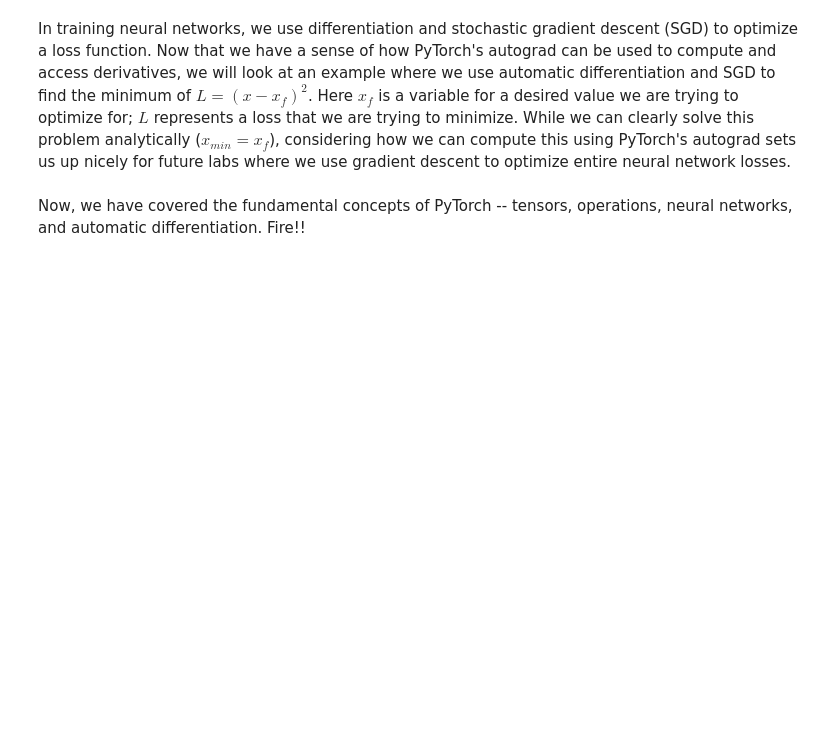
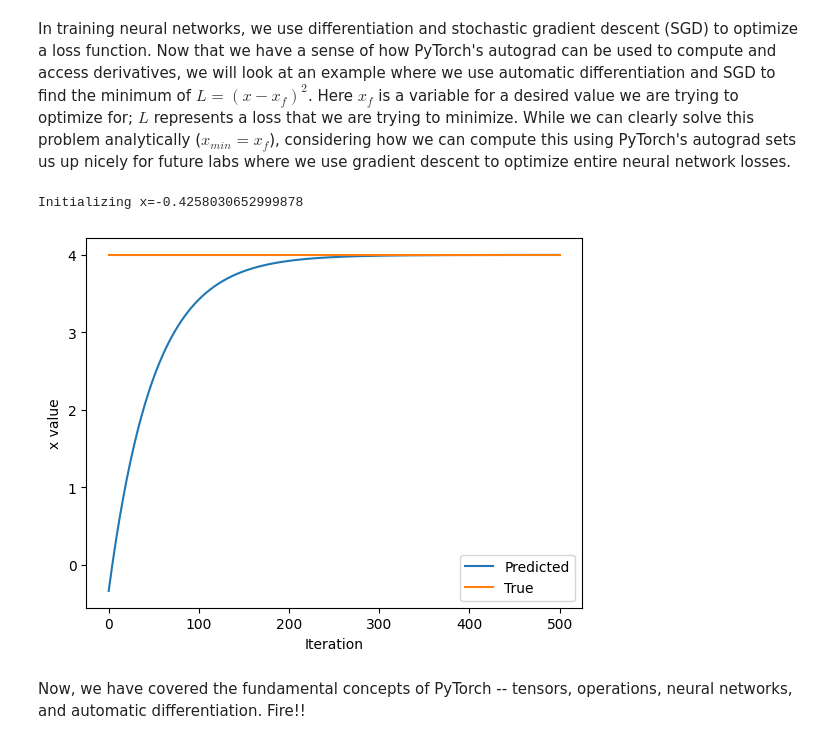
Before and after one commit to fishyEve/MIT-RNNMusicGen-Lab1, a Jupyter notebook: lab1/PT_Part1_Intro.ipynb, the cells around one changed output. Cells and saved outputs as stored; diff of their text form; code cells hidden in the pictures; blank space fills up the shorter version.

```diff
--- a/lab1/PT_Part1_Intro.ipynb
+++ b/lab1/PT_Part1_Intro.ipynb
@@ -325,33 +338,36 @@ In training neural networks, we use differentiation and stochastic gradient desc
 x = torch.randn(1)
 print(f"Initializing x={x.item()}")
 
 learning_rate = 1e-2  # Learning rate
 history = []
 x_f = 4  # Target value
 
 
 # We will run gradient descent for a number of iterations. At each iteration, we compute the loss,
 #   compute the derivative of the loss with respect to x, and perform the update.
 for i in range(500):
     x = torch.tensor([x], requires_grad=True)
 
     # TODO: Compute the loss as the square of the difference between x and x_f
-    loss = # TODO
+    loss = (x-x_f) ** 2
 
     # Backpropagate through the loss to compute gradients
     loss.backward()
 
     # Update x with gradient descent
     x = x.item() - learning_rate * x.grad
 
     history.append(x.item())
 
 # Plot the evolution of x as we optimize toward x_f!
 plt.plot(history)
 plt.plot([0, 500], [x_f, x_f])
 plt.legend(('Predicted', 'True'))
 plt.xlabel('Iteration')
 plt.ylabel('x value')
 plt.show()
+# %% [output]
+Initializing x=-0.4258030652999878
+[figure, added]
 # %% [markdown]
 Now, we have covered the fundamental concepts of PyTorch -- tensors, operations, neural networks, and automatic differentiation. Fire!!
```
Also changed, not shown: parts of 6 cells of this notebook.
